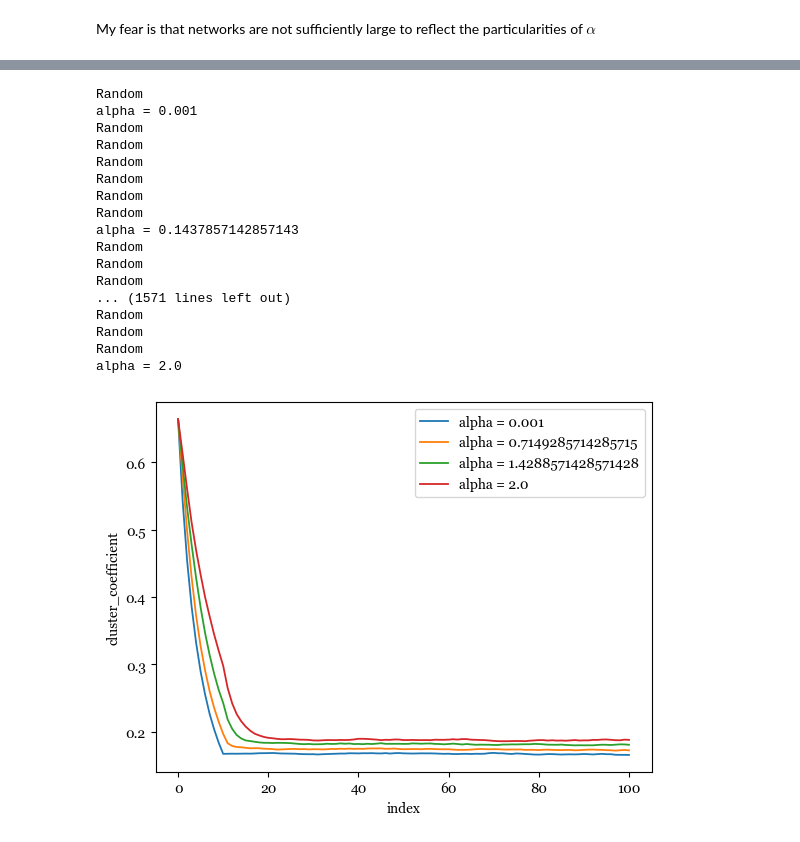
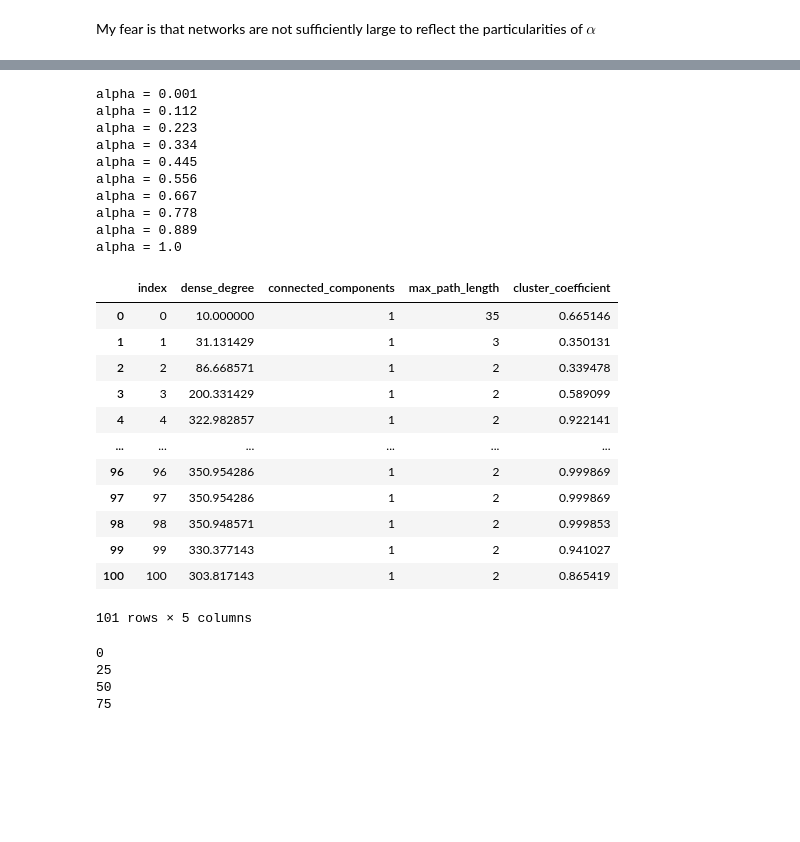
Before and after one commit to s-herrerag/enviromental_behavior_dynamics, a Jupyter notebook: draft.ipynb, the cells around one changed output, grey strips where cells are left out. Drawn from its saved outputs; the diff is of its cells as text; code cells hidden in the pictures; blank space fills up the shorter version.

```diff
--- a/draft.ipynb
+++ b/draft.ipynb
@@ -85,8 +75,8 @@ plt.show()
 # Runs to build timelines for multiple alphas --------
 runs_multi_alpha = {}
 
-for alpha in np.linspace(0.001, 2, 15):
-    one_agent_alpha = OneActiveStatusGameModel(N=1000, one_active_agent_id=2, seed=666, lambda_s=1, memory=10,
+for alpha in np.linspace(0.001, 1, 10):
+    one_agent_alpha = OneActiveStatusGameModel(N=350, one_active_agent_id=2, seed=666, lambda_s=1, memory=10,
         create_network="watts_strogatz", p=1/1000, gamma=1, k=10, rho=1/3, seed_consumption=True, alpha=alpha)
 
     for _ in range(100):
@@ -94,21 +84,20 @@ for alpha in np.linspace(0.001, 2, 15):
 
     print(f"alpha = {alpha}")
     runs_multi_alpha[alpha] = one_agent_alpha.datacollector.get_model_vars_dataframe().reset_index()
+
+
+fig, ax = plt.subplots()
+for r in range(0,10):
+    run = list(runs_multi_alpha.keys())[r]
+    sns.lineplot(data=runs_multi_alpha[run].loc[runs_multi_alpha[run].index > 0], x="index", y="cluster_coefficient", label = f"alpha = {run}", ax = ax, linewidth = 1.3)
 # %% [output]
-Random
 alpha = 0.001
-Random
-Random
-Random
-Random
-Random
-Random
-alpha = 0.1437857142857143
-Random
-Random
-Random
-... (1571 lines left out)
-Random
-Random
-Random
-alpha = 2.0
+alpha = 0.112
+alpha = 0.223
+alpha = 0.334
+alpha = 0.445
+alpha = 0.556
+alpha = 0.667
+alpha = 0.778
+alpha = 0.889
+alpha = 1.0
@@ -115,7 +117,38 @@ alpha = 2.0
 # %%
 fig, ax = plt.subplots()
-for r in [0,5,10,14]:
-    run = list(runs_multi_alpha.keys())[r]
-    sns.lineplot(data=runs_multi_alpha[run], x="index", y="cluster_coefficient", label = f"alpha = {run}", ax = ax, linewidth = 1.3)
+for r in range(0,5):
+    run = list(runs_multi_alpha_all.keys())[r]
+    sns.lineplot(data=runs_multi_alpha_all[run].loc[runs_multi_alpha_all[run].index > 0], x="index", y="cluster_coefficient", label = f"alpha = {run}", ax = ax, linewidth = 1.3)
-# %% [output]
-[figure, removed]
+# %%
+check_data =runs_multi_alpha[1]
+# %%
+check_data
+# %% [output]
+|  | index | dense_degree | connected_components | max_path_length | cluster_coefficient |
+| 0 | 0 | 10.000000 | 1 | 35 | 0.665146 |
+| 1 | 1 | 31.131429 | 1 | 3 | 0.350131 |
+| 2 | 2 | 86.668571 | 1 | 2 | 0.339478 |
+| 3 | 3 | 200.331429 | 1 | 2 | 0.589099 |
+| 4 | 4 | 322.982857 | 1 | 2 | 0.922141 |
+| ... | ... | ... | ... | ... | ... |
+| 96 | 96 | 350.954286 | 1 | 2 | 0.999869 |
+| 97 | 97 | 350.954286 | 1 | 2 | 0.999869 |
+| 98 | 98 | 350.948571 | 1 | 2 | 0.999853 |
+| 99 | 99 | 330.377143 | 1 | 2 | 0.941027 |
+| 100 | 100 | 303.817143 | 1 | 2 | 0.865419 |
+101 rows × 5 columns
+# %%
+one_agent_alpha_single = OneActiveStatusGameModel(N=100, one_active_agent_id=2, seed=666, lambda_s=1, memory=10,
+        create_network="watts_strogatz", p=1/1000, gamma=1, k=10, rho=1/3, seed_consumption=True, alpha=1)
+
+for _ in range(100):
+    if _ % 25 == 0:
+        print(_)
+    one_agent_alpha_single.step()
+
+cluster_single = one_agent_alpha_single.datacollector.get_model_vars_dataframe().reset_index()
+# %% [output]
+0
+25
+50
+75
```
Also changed, not shown: parts of 5 cells of this notebook, 8 other files.
